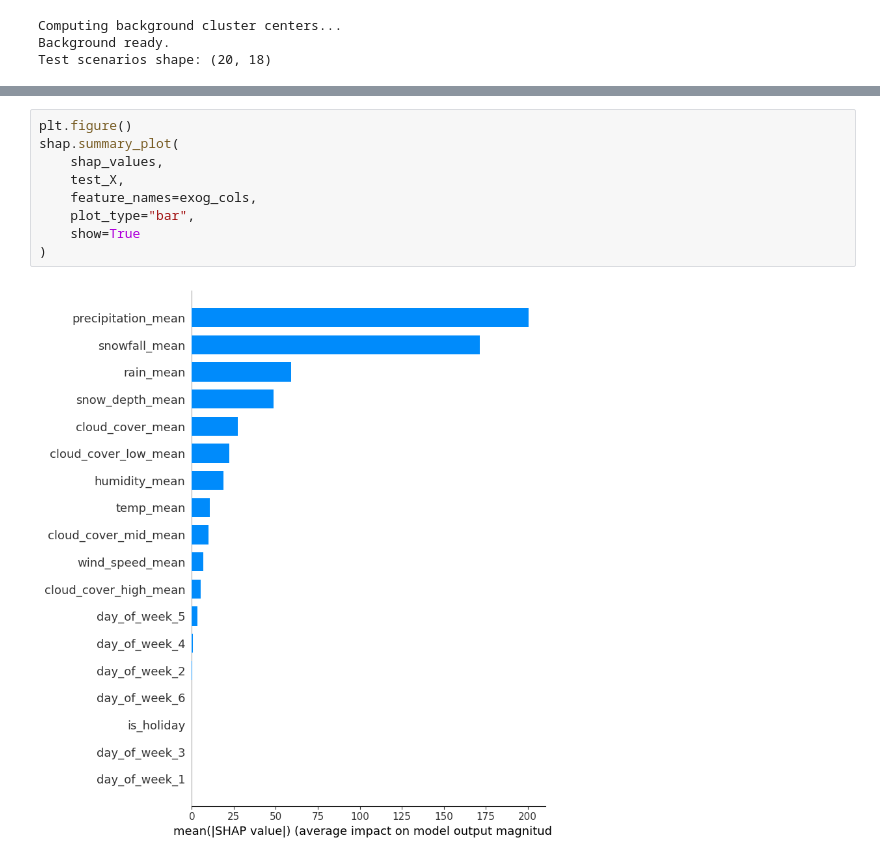
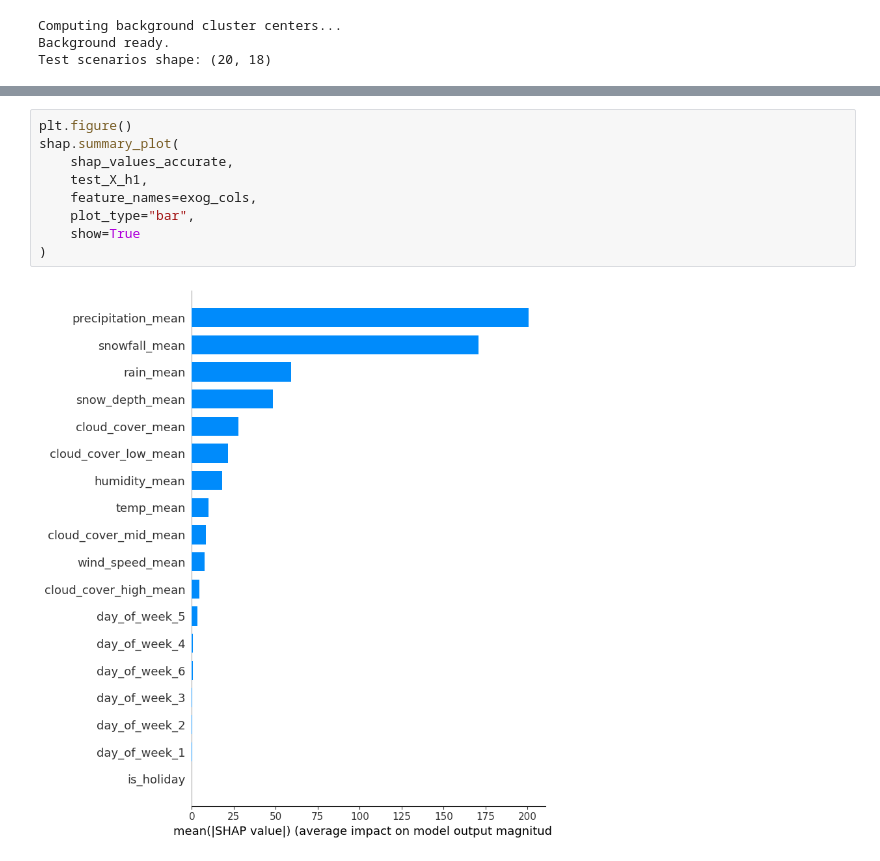
Before and after one commit to hetpatel-7/MIS584_Real_Time_Travelers, a Jupyter notebook: SHAP_analysis_2.ipynb, the cells around one changed output, grey strips where cells are left out. Saved outputs shown, nothing was run; the diff lists cells and outputs as text.

```diff
--- a/SHAP_analysis_2.ipynb
+++ b/SHAP_analysis_2.ipynb
@@ -286,14 +318,14 @@ shap.summary_plot(
 # %%
 plt.figure()
 shap.summary_plot(
-    shap_values,
-    test_X,
+    shap_values_accurate,
+    test_X_h1,
     feature_names=exog_cols,
     plot_type="bar",
     show=True
 )
 # %% [output]
-[figure, old version]
+[figure, new version]
 # %%
 # Dependence plot shows how one feature's value relates to its SHAP value
 # Color is automatically set to the feature that most interacts with it
```
Also changed, not shown: parts of 12 cells of this notebook.
